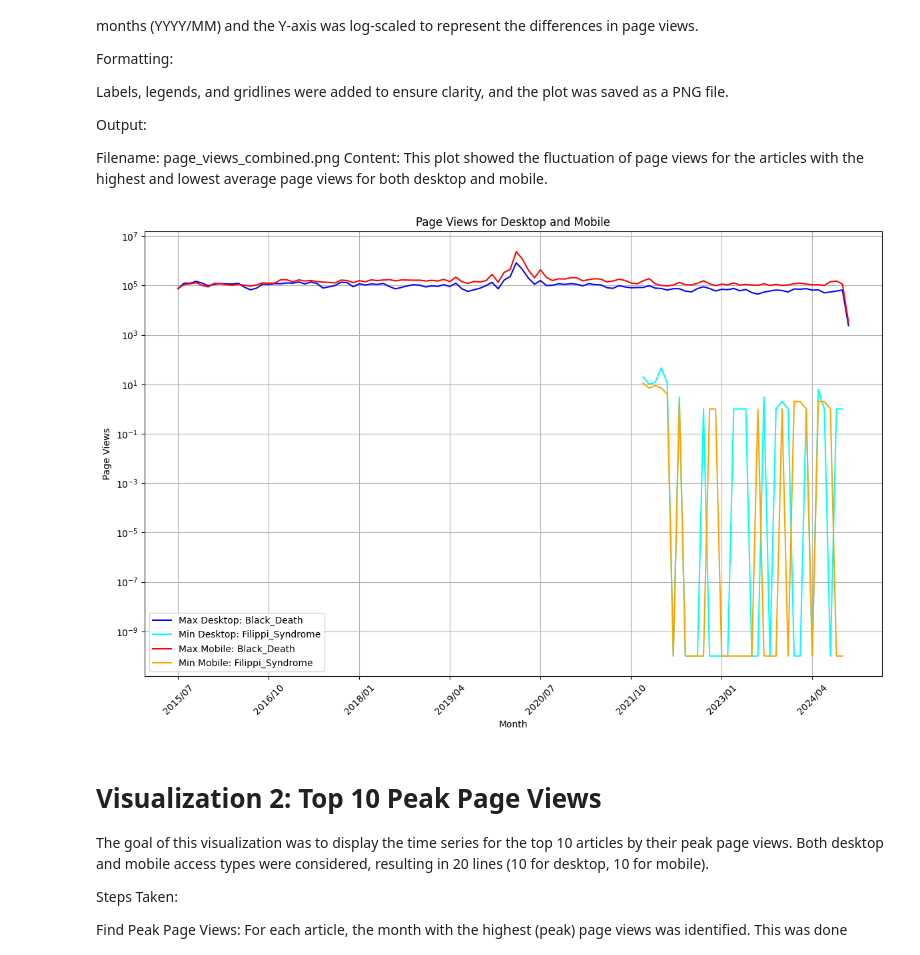
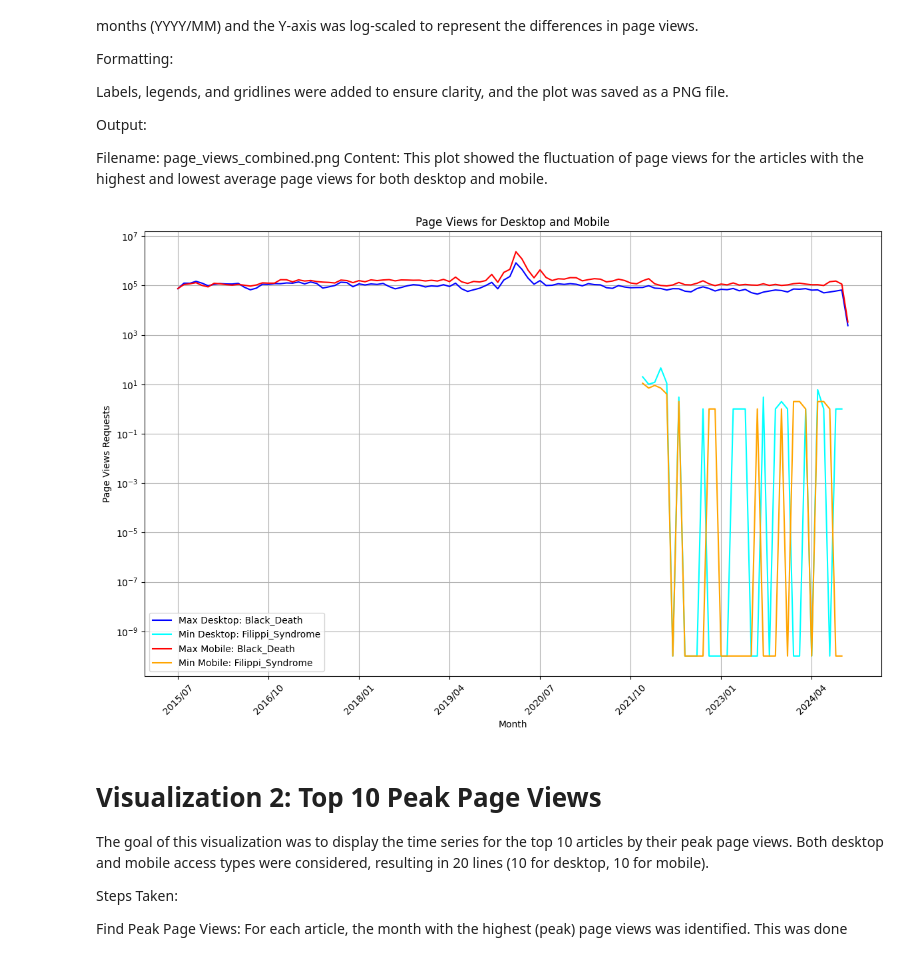
Before and after one commit to salelbakri/data-512-homework_1, a Jupyter notebook: data-512-homework_1.ipynb, the cells around one changed output. Drawn from its saved outputs; the diff is of its cells as text; code cells hidden in the pictures.

```diff
--- a/data-512-homework_1.ipynb
+++ b/data-512-homework_1.ipynb
@@ -198,6 +201,46 @@ Data collection complete! Files saved.
 # Step 2: Analysis
 
 In this part of the project, we conducted a visual analysis of the collected Wikipedia page view data. Three distinct visualizations were produced using the time-series data to observe specific trends across the different access types (desktop and mobile). Below is a detailed description of each visualization and the corresponding steps taken to produce them.
+# %%
+import pandas as pd
+import matplotlib.pyplot as plt
+from collections import defaultdict
+
+# Assuming data_desktop and data_mobile are dictionaries holding article view data
+
+# Function to calculate the average pageviews per article
+def calculate_average_views(data):
+    avg_views = {}
+    for article, views in data.items():
+        total_views = sum(item['views'] for item in views)
+        avg_views[article] = total_views / len(views) if views else 0
+    return avg_views
+
+# Calculate average views for desktop and mobile
+avg_desktop = calculate_average_views(data_desktop)
+avg_mobile = calculate_average_views(data_mobile)
+
+# Get the article with max and min average views for desktop and mobile
+max_desktop_article = max(avg_desktop, key=avg_desktop.get)
+min_desktop_article = min(avg_desktop, key=avg_desktop.get)
+
+max_mobile_article = max(avg_mobile, key=avg_mobile.get)
+min_mobile_article = min(avg_mobile, key=avg_mobile.get)
+
+# Extract time series for these articles
+def extract_time_series(data, article):
+    return {item['timestamp'][:7]: item['views'] for item in data[article]}
+
+max_desktop_ts = extract_time_series(data_desktop, max_desktop_article)
+min_desktop_ts = extract_time_series(data_desktop, min_desktop_article)
+max_mobile_ts = extract_time_series(data_mobile, max_mobile_article)
+min_mobile_ts = extract_time_series(data_mobile, min_mobile_article)
+
+# Convert to DataFrames for easier plotting
+df_max_desktop = pd.DataFrame(list(max_desktop_ts.items()), columns=['Month', 'Views']).set_index('Month')
+df_min_desktop = pd.DataFrame(list(min_desktop_ts.items()), columns=['Month', 'Views']).set_index('Month')
+df_max_mobile = pd.DataFrame(list(max_mobile_ts.items()), columns=['Month', 'Views']).set_index('Month')
+df_min_mobile = pd.DataFrame(list(min_mobile_ts.items()), columns=['Month', 'Views']).set_index('Month')
 # %%
 # Function to calculate the average pageviews per article and exclude 0 view articles
 def calculate_average_views(data):
@@ -323,35 +366,35 @@ df_combined = pd.DataFrame({
 
 # Plotting the data
 plt.figure(figsize=(12, 8))
 
 # Plot max and min desktop
 plt.plot(df_combined.index, df_combined['Max Desktop'], label=f'Max Desktop: {max_desktop_article}', color='blue')
 plt.plot(df_combined.index, df_combined['Min Desktop'], label=f'Min Desktop: {min_desktop_article}', color='cyan')
 
 # Plot max and min mobile
 plt.plot(df_combined.index, df_combined['Max Mobile'], label=f'Max Mobile: {max_mobile_article}', color='red')
 plt.plot(df_combined.index, df_combined['Min Mobile'], label=f'Min Mobile: {min_mobile_article}', color='orange')
 
 # Formatting the plot
 plt.title('Page Views for Desktop and Mobile')
 plt.xlabel('Month')
-plt.ylabel('Page Views')
+plt.ylabel('Page Views Requests')
 plt.xticks(rotation=45)
 
 # Set x-axis ticks with MaxNLocator to space them out
 ax = plt.gca()
 ax.xaxis.set_major_locator(MaxNLocator(nbins='auto', prune='both'))
 
 plt.yscale('log')  # Logarithmic Y-axis for page views
 plt.grid(True)
 plt.legend()
 plt.tight_layout()
 
 # Save and show the plot
 plt.savefig('/Users/salahelbakri/Downloads/HW1/page_views_combined.png')
 plt.show()
 # %% [output]
-[figure, old version]
+[figure, new version]
 # %% [markdown]
 # Visualization 2: Top 10 Peak Page Views
 
```
Also changed, not shown: parts of 6 cells of this notebook, 4 other files.
